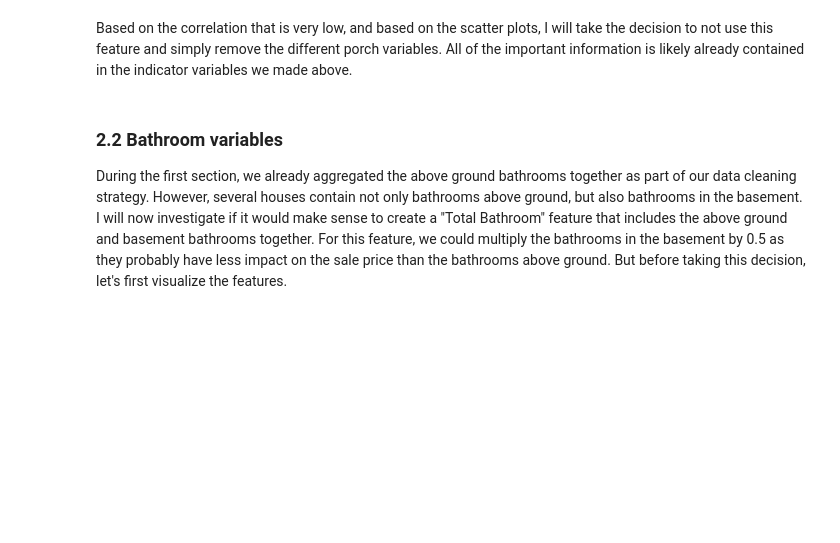
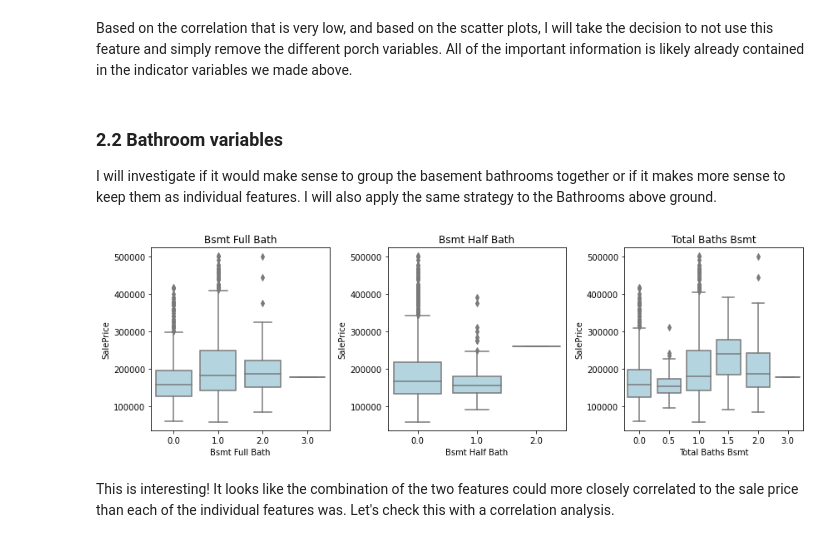
Before and after one commit to OphelieRutschmann/COS_machine_learning, a Jupyter notebook: 03_Machine_Learning_1_Project/02_Feature_Engineering.ipynb, the cells around one changed output. Cells and saved outputs as stored; diff of their text form; code cells hidden in the pictures; blank space fills up the shorter version.

```diff
--- a/03_Machine_Learning_1_Project/02_Feature_Engineering.ipynb
+++ b/03_Machine_Learning_1_Project/02_Feature_Engineering.ipynb
@@ -272,7 +273,7 @@ Based on the correlation that is very low, and based on the scatter plots, I wil
 df.drop(porch_col, axis=1, inplace=True)
 df.drop("Total Porch", axis=1, inplace=True)
 df_test.drop(porch_col, axis=1, inplace=True)
-# %% [markdown]
-### **2.2 Bathroom variables**
-
-During the first section, we already aggregated the above ground bathrooms together as part of our data cleaning strategy. However, several houses contain not only bathrooms above ground, but also bathrooms in the basement. I will now investigate if it would make sense to create a "Total Bathroom" feature that includes the above ground and basement bathrooms together. For this feature, we could multiply the bathrooms in the basement by 0.5 as they probably have less impact on the sale price than the bathrooms above ground. But before taking this decision, let's first visualize the features.
+# %% [markdown]
+### **2.2 Bathroom variables**
+
+I will investigate if it would make sense to group the basement bathrooms together or if it makes more sense to keep them as individual features. I will also apply the same strategy to the Bathrooms above ground.
@@ -278,0 +282,17 @@ During the first section, we already aggregated the above ground bathrooms toget
+# %%
+df["Total Baths Bsmt"] = df["Bsmt Full Bath"] + 0.5*df["Bsmt Half Bath"]
+# %%
+bath_cols_Bsmt = ["Bsmt Full Bath", "Bsmt Half Bath", "Total Baths Bsmt"]
+# %%
+fig, axes = plt.subplots(1, 3, figsize=(12, 4))
+
+for i, col in enumerate(bath_cols_Bsmt):
+    sns.boxplot(data=df, x=col, y="SalePrice", ax=axes[i], color="lightblue")
+    axes[i].set_title(col)
+
+plt.tight_layout()
+plt.show()
+# %% [output]
+[figure, added]
+# %% [markdown]
+This is interesting! It looks like the combination of the two features could more closely correlated to the sale price than each of the individual features was. Let's check this with a correlation analysis.
```
Also changed, not shown: parts of 6 cells of this notebook, 3 other files.
